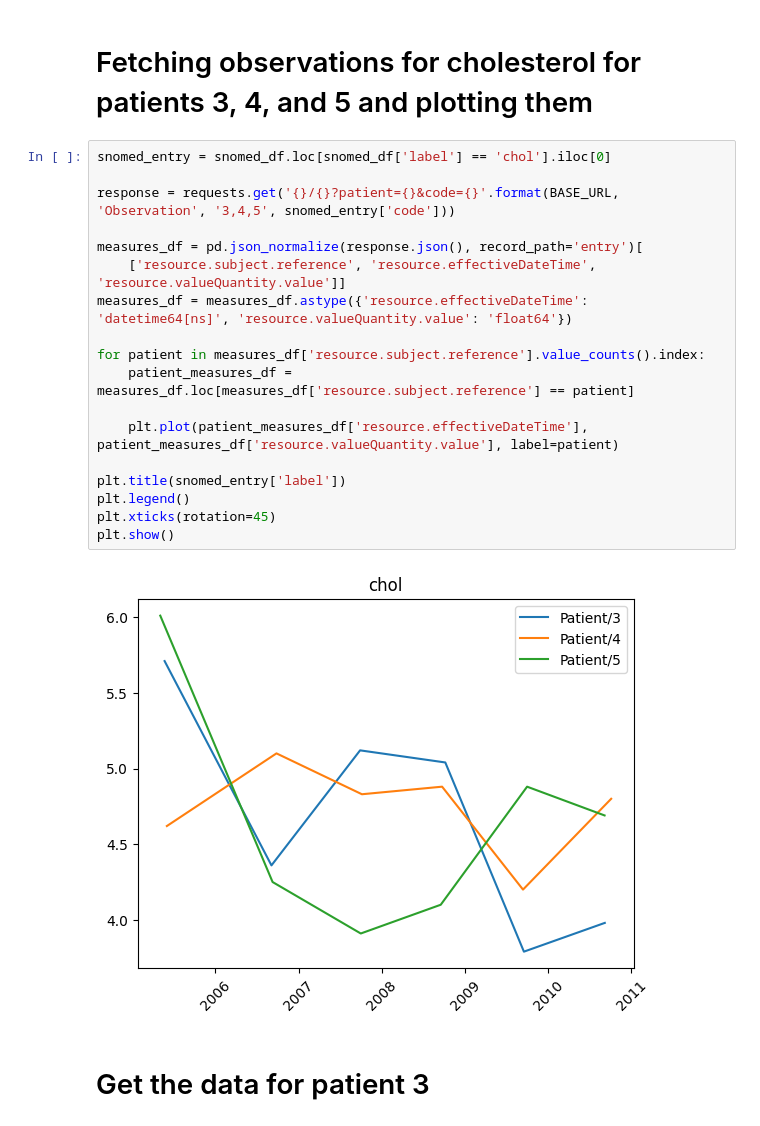
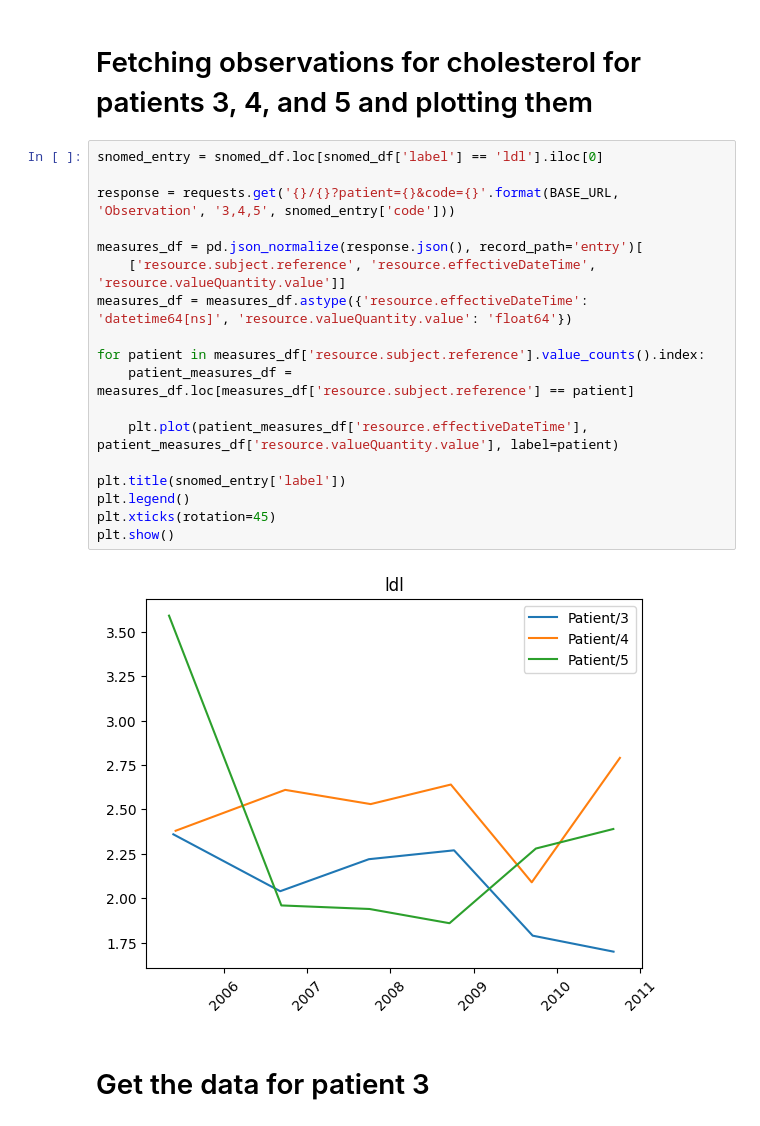
Before and after one commit to KarlRojas/Cancer_Care_Dashboard, a Jupyter notebook: fhir_workshop.ipynb, the cells around one changed output. Saved outputs shown, nothing was run; the diff lists cells and outputs as text.

```diff
--- a/fhir_workshop.ipynb
+++ b/fhir_workshop.ipynb
@@ -73,25 +73,25 @@ memory usage: 1.1+ KB
 # %% [markdown]
 # Fetching observations for cholesterol for patients 3, 4, and 5 and plotting them
 # %%
-snomed_entry = snomed_df.loc[snomed_df['label'] == 'chol'].iloc[0]
+snomed_entry = snomed_df.loc[snomed_df['label'] == 'ldl'].iloc[0]
 
 response = requests.get('{}/{}?patient={}&code={}'.format(BASE_URL, 'Observation', '3,4,5', snomed_entry['code']))
 
 measures_df = pd.json_normalize(response.json(), record_path='entry')[
     ['resource.subject.reference', 'resource.effectiveDateTime', 'resource.valueQuantity.value']]
 measures_df = measures_df.astype({'resource.effectiveDateTime': 'datetime64[ns]', 'resource.valueQuantity.value': 'float64'})
 
 for patient in measures_df['resource.subject.reference'].value_counts().index:
     patient_measures_df = measures_df.loc[measures_df['resource.subject.reference'] == patient]
 
     plt.plot(patient_measures_df['resource.effectiveDateTime'], patient_measures_df['resource.valueQuantity.value'], label=patient)
 
 plt.title(snomed_entry['label'])
 plt.legend()
 plt.xticks(rotation=45)
 plt.show()
 # %% [output]
-[figure, old version]
+[figure, new version]
 # %% [markdown]
 # Get the data for patient 3
 # %% [markdown]
```
Also changed, not shown: parts of 2 cells of this notebook, 1 other file.
